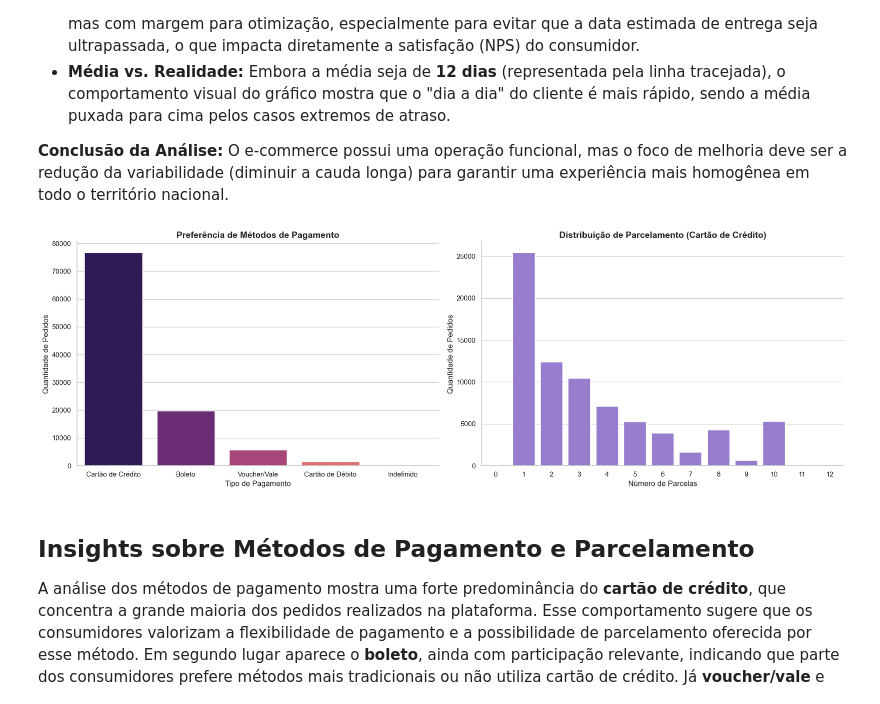
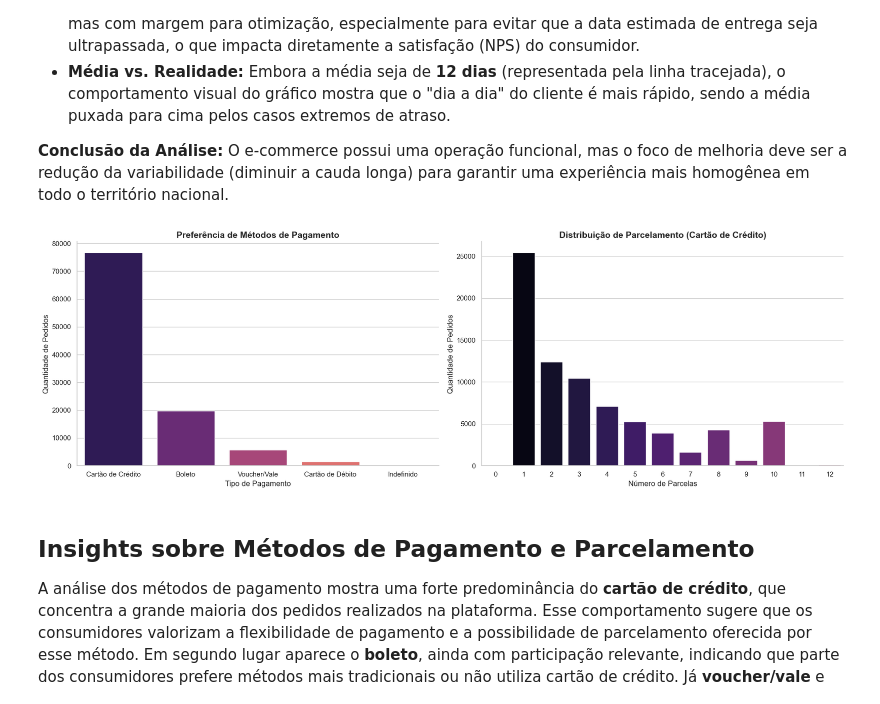
Before and after one commit to EFlavioBR/brazilian-ecommerce-analysis, a Jupyter notebook: notebooks/1_AED.ipynb, the cells around one changed output. Saved outputs shown, nothing was run; the diff lists cells and outputs as text; code cells hidden in the pictures.

```diff
--- a/notebooks/1_AED.ipynb
+++ b/notebooks/1_AED.ipynb
@@ -158,40 +170,43 @@ A análise da distribuição do tempo de entrega (lead time) revela o comportame
 
 **Conclusão da Análise:** O e-commerce possui uma operação funcional, mas o foco de melhoria deve ser a redução da variabilidade (diminuir a cauda longa) para garantir uma experiência mais homogênea em todo o território nacional.
 # %%
-df_payments = pd.read_csv(r"C:\Users\Emanu\Desktop\Portfólios\projeto01\data\olist_order_payments_dataset.csv")
+df_payments = pd.read_csv("../data/olist_order_payments_dataset.csv")
 
 mapping = {
     'credit_card': 'Cartão de Crédito',
     'boleto': 'Boleto',
     'voucher': 'Voucher/Vale',
     'debit_card': 'Cartão de Débito',
     'not_defined': 'Indefinido'
 }
 df_payments['payment_type'] = df_payments['payment_type'].map(mapping)
 
 pagamentos_freq = df_payments['payment_type'].value_counts()
 
 fig, ax = plt.subplots(1, 2, figsize=(18, 6))
 
-sns.countplot(data=df_payments, x='payment_type', palette='magma', order=pagamentos_freq.index, ax=ax[0])
+sns.countplot(data=df_payments, x='payment_type', hue='payment_type',
+              palette='magma', order=pagamentos_freq.index, legend=False, ax=ax[0])
 ax[0].set_title('Preferência de Métodos de Pagamento', fontsize=14, fontweight='bold')
 ax[0].set_xlabel('Tipo de Pagamento')
 ax[0].set_ylabel('Quantidade de Pedidos')
 sns.despine(ax=ax[0])
 
 cartao_credito = df_payments[df_payments['payment_type'] == 'Cartão de Crédito']
-sns.countplot(data=cartao_credito, x='payment_installments', color='mediumpurple', ax=ax[1])
+sns.countplot(data=cartao_credito, x='payment_installments',
+              hue='payment_installments', palette='magma', legend=False,
+              color='mediumpurple', ax=ax[1])
 ax[1].set_title('Distribuição de Parcelamento (Cartão de Crédito)', fontsize=14, fontweight='bold')
 ax[1].set_xlabel('Número de Parcelas')
 ax[1].set_ylabel('Quantidade de Pedidos')
 ax[1].set_xlim(-0.5, 12.5)
 
 sns.despine(ax=ax[1])
 
 plt.tight_layout()
 plt.show()
 # %% [output]
-[figure, old version]
+[figure, new version]
 # %% [markdown]
 ## Insights sobre Métodos de Pagamento e Parcelamento
 
```
Also changed, not shown: parts of 3 cells of this notebook.
